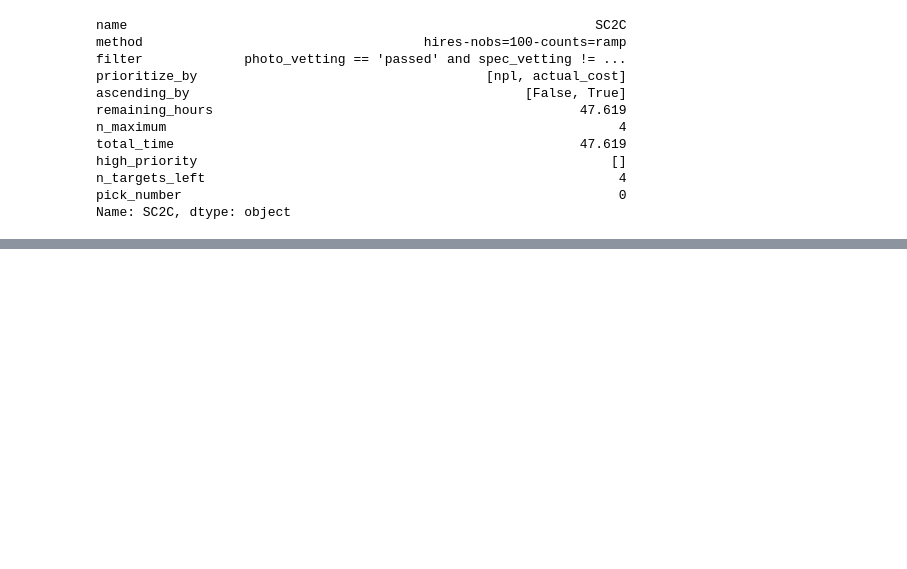
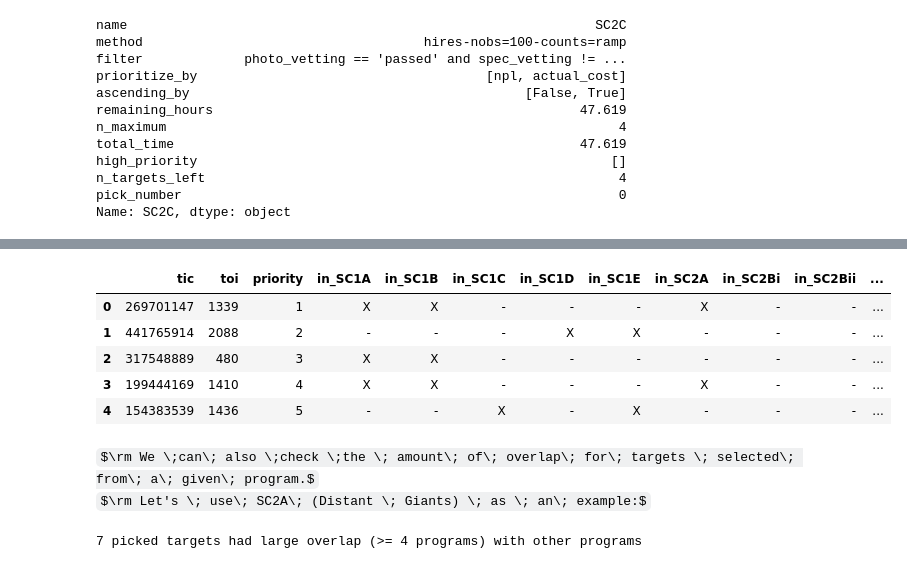
Before and after one commit to ashleychontos/sort-a-survey, a Jupyter notebook: examples/TKS.ipynb, the cells around one changed output, grey strips where cells are left out. Cells and saved outputs as stored; diff of their text form; code cells hidden in the pictures; some formulas as TeX source; blank space fills up the shorter version.

```diff
--- a/examples/TKS.ipynb
+++ b/examples/TKS.ipynb
@@ -98,0 +238,22 @@ rank(TKS)
+# %%
+TKS.overlap.head()
+# %% [output]
+|  | tic | toi | priority | in_SC1A | in_SC1B | in_SC1C | in_SC1D | in_SC1E | in_SC2A | in_SC2Bi | in_SC2Bii | ... |
+| 0 | 269701147 | 1339 | 1 | X | X | - | - | - | X | - | - | ... |
+| 1 | 441765914 | 2088 | 2 | - | - | - | X | X | - | - | - | ... |
+| 2 | 317548889 | 480 | 3 | X | X | - | - | - | - | - | - | ... |
+| 3 | 199444169 | 1410 | 4 | X | X | - | - | - | X | - | - | ... |
+| 4 | 154383539 | 1436 | 5 | - | - | X | - | X | - | - | - | ... |
+# %% [markdown]
+$\rm We \;can\; also \;check \;the \; amount\; of\; overlap\; for\; targets \; selected\; from\; a\; given\; program.$ <br>
+$\rm Let's \; use\; SC2A\; (Distant \; Giants) \; as \; an\; example:$
+# %%
+case = 'SC2A'
+
+program = TKS.overlap.query("in_%s == 'X'"%case)
+
+# how many have 4 or more programs?
+query = program.query('total_programs >= 4')
+print('%d picked targets had large overlap (>= 4 programs) with other programs'%len(query))
+# %% [output]
+7 picked targets had large overlap (>= 4 programs) with other programs
```
Also changed, not shown: parts of 55 cells of this notebook, 12 other files.
